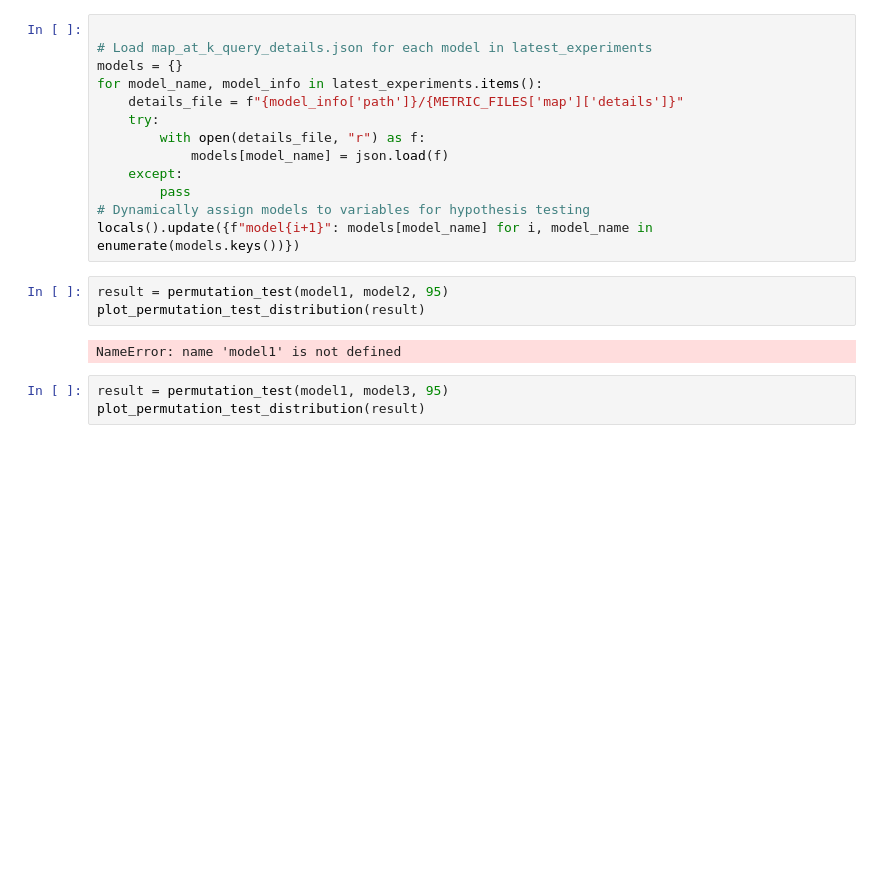
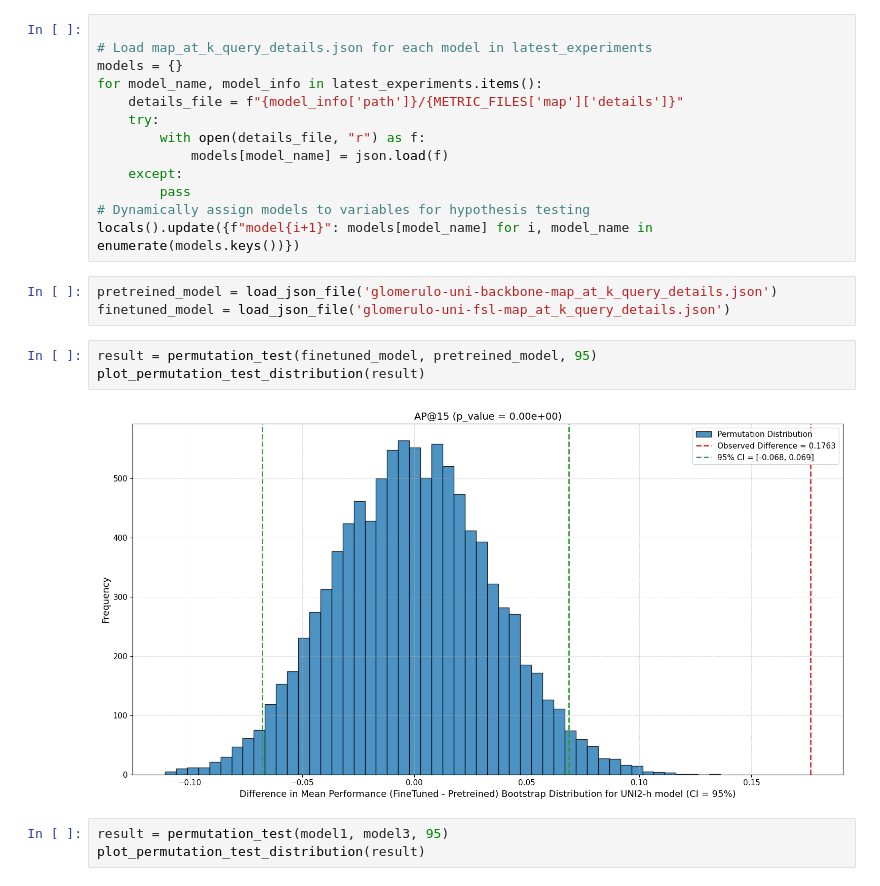
Before and after one commit to maods2/master-research-image-retrieval, a Jupyter notebook: notebooks/retr_test_fsl/retrieval_pretreined_glomerulo.ipynb, the cells around one changed output. Saved outputs shown, nothing was run; the diff lists cells and outputs as text; blank space fills up the shorter version.

```diff
--- a/notebooks/retr_test_fsl/retrieval_pretreined_glomerulo.ipynb
+++ b/notebooks/retr_test_fsl/retrieval_pretreined_glomerulo.ipynb
@@ -117,11 +315,14 @@ for model_name, model_info in latest_experiments.items():
         pass
 # Dynamically assign models to variables for hypothesis testing
 locals().update({f"model{i+1}": models[model_name] for i, model_name in enumerate(models.keys())})
+# %%
+pretreined_model = load_json_file('glomerulo-uni-backbone-map_at_k_query_details.json')
+finetuned_model = load_json_file('glomerulo-uni-fsl-map_at_k_query_details.json')
 # %%
-result = permutation_test(model1, model2, 95)
+result = permutation_test(finetuned_model, pretreined_model, 95)
 plot_permutation_test_distribution(result)
 # %% [output]
-NameError: name 'model1' is not defined
+[figure, added]
 # %%
 result = permutation_test(model1, model3, 95)
 plot_permutation_test_distribution(result)
```
Also changed, not shown: parts of 8 cells of this notebook, 6 other files.
